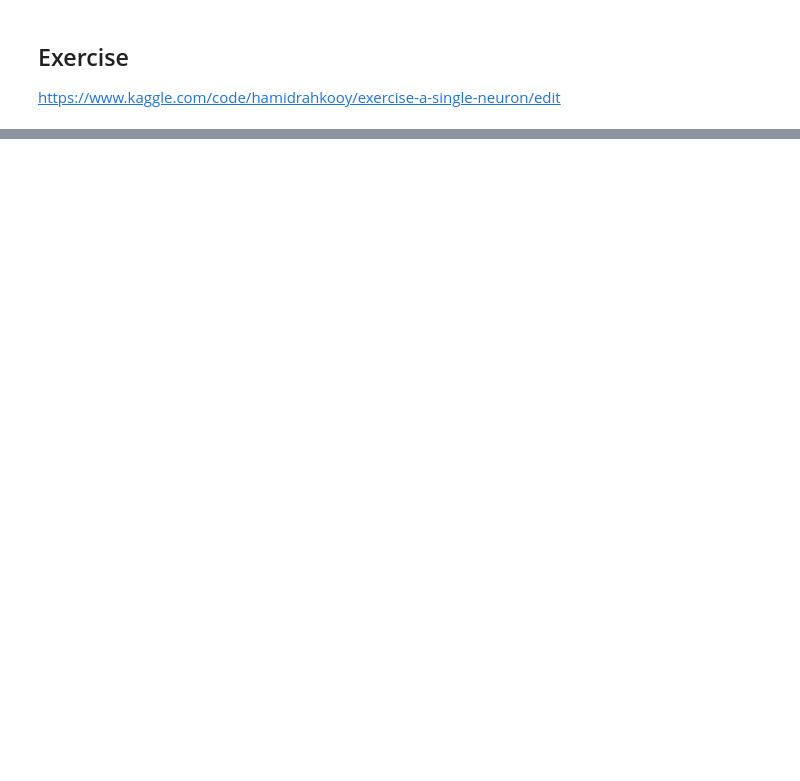
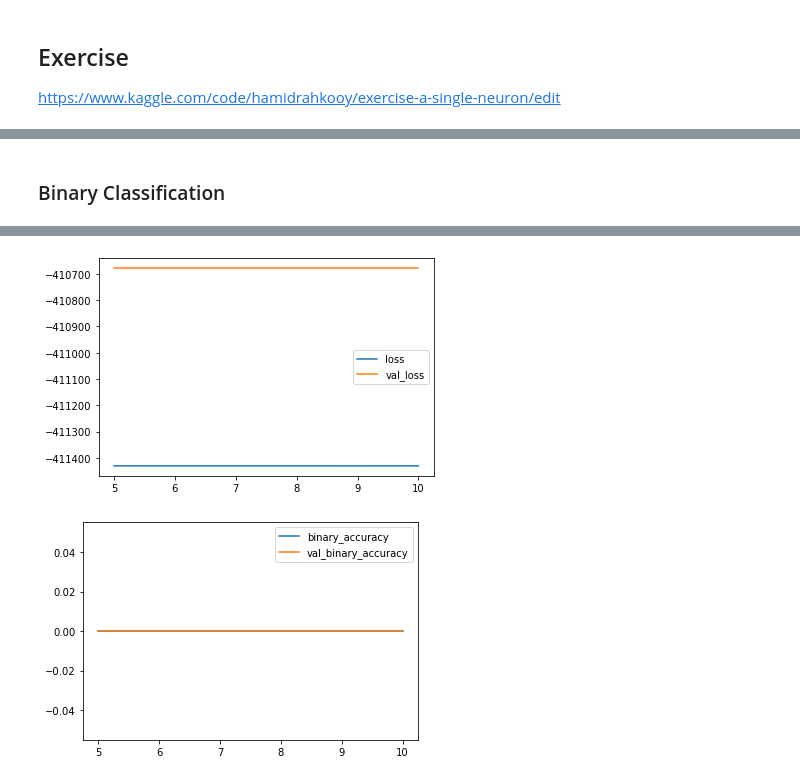
Before and after one commit to rahkooy/Machine_Learning, a Jupyter notebook: neural-net.ipynb, the cells around one changed output, grey strips where cells are left out. Saved outputs shown, nothing was run; the diff lists cells and outputs as text; code cells hidden in the pictures; blank space fills up the shorter version.

```diff
--- a/neural-net.ipynb
+++ b/neural-net.ipynb
@@ -24,0 +431,49 @@ NameError: name 'final_car_data' is not defined
+# %% [markdown]
+### Binary Classification
+# %%
+X = car_df.drop(columns='price')
+y = car_df['price']
+X_train, X_test, y_train, y_test = train_test_split(X,y)
+
+from tensorflow import keras
+from tensorflow.keras import layers, callbacks
+
+model = keras.Sequential([
+    layers.Dense(512, activation='relu', input_shape=[4]),
+    layers.Dense(512, activation='relu'),
+    layers.Dense(512, activation='relu'),
+    layers.Dense(1),
+])
+
+
+model.compile(
+    optimizer='adam',
+    loss='binary_crossentropy',
+    metrics=['binary_accuracy'],
+)
+
+early_stopping = keras.callbacks.EarlyStopping(
+    patience=10,
+    min_delta=0.001,
+    restore_best_weights=True,
+)
+
+history = model.fit(
+    X_train, y_train,
+    validation_data=(X_test, y_test),
+    batch_size=512,
+    epochs=1000,
+    callbacks=[early_stopping],
+    verbose=0, # hide the output because we have so many epochs
+)
+
+history_df = pd.DataFrame(history.history)
+# Start the plot at epoch 5
+history_df.loc[5:, ['loss', 'val_loss']].plot()
+history_df.loc[5:, ['binary_accuracy', 'val_binary_accuracy']].plot()
+
+print(("Best Validation Loss: {:0.4f}" +\
+      "\nBest Validation Accuracy: {:0.4f}")\
+      .format(history_df['val_loss'].min(),
+              history_df['val_binary_accuracy'].max()))
+# %% [output]
@@ -24,0 +482,2 @@ NameError: name 'final_car_data' is not defined
+[figure, added]
+[figure, added]
```
Also changed, not shown: parts of 41 cells of this notebook, 1 other file.
